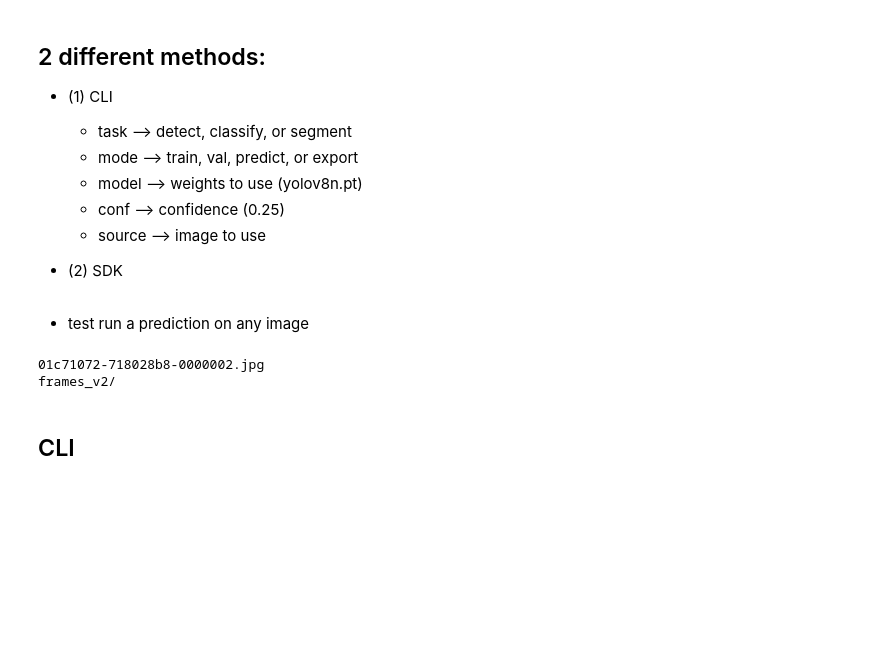
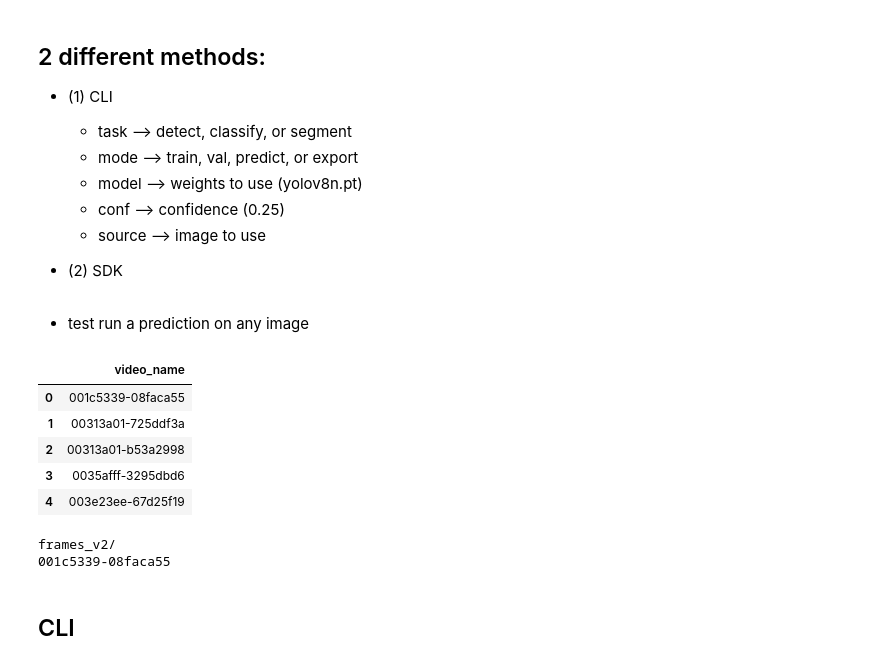
Before and after one commit to lancetan321/ESE546_final_project, a Jupyter notebook: yolo.ipynb, the cells around one changed output. Drawn from its saved outputs; the diff is of its cells as text; code cells hidden in the pictures; blank space fills up the shorter version.

```diff
--- a/yolo.ipynb
+++ b/yolo.ipynb
@@ -159,16 +177,26 @@ from IPython.display import display, Image
 - (2) SDK
 # %% [markdown]
 * test run a prediction on any image
+# %%
+test_vids.head()
+# %% [output]
+|  | video_name |
+| 0 | 001c5339-08faca55 |
+| 1 | 00313a01-725ddf3a |
+| 2 | 00313a01-b53a2998 |
+| 3 | 0035afff-3295dbd6 |
+| 4 | 003e23ee-67d25f19 |
 # %%
-# load in an example image to test it on:
-video = train_df['name'][0]
-print(video)
+# list of videos to test it on --> try it on one entire video
+vid = test_vids['video_name'][0]
+
 
 path = 'frames_v2/'
 print(path)
+print(vid)
 # %% [output]
-01c71072-718028b8-0000002.jpg
 frames_v2/
+001c5339-08faca55
 # %% [markdown]
 ## CLI
 # %% [markdown]
```
Also changed, not shown: parts of 15 cells of this notebook.
